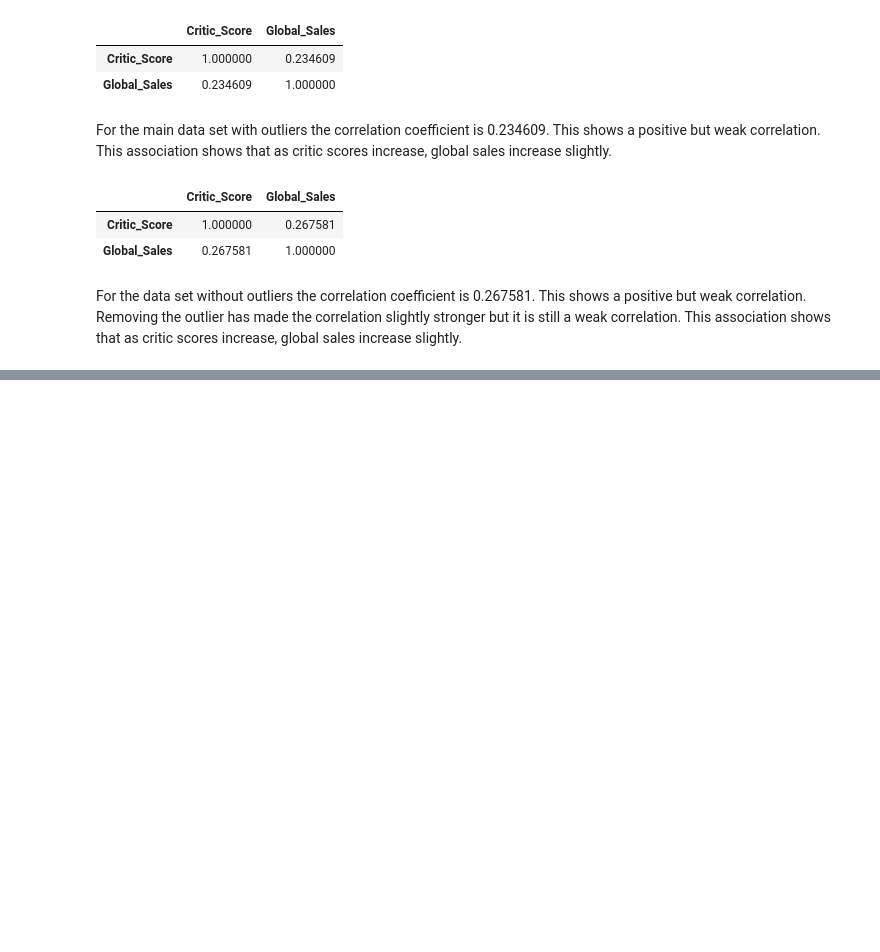
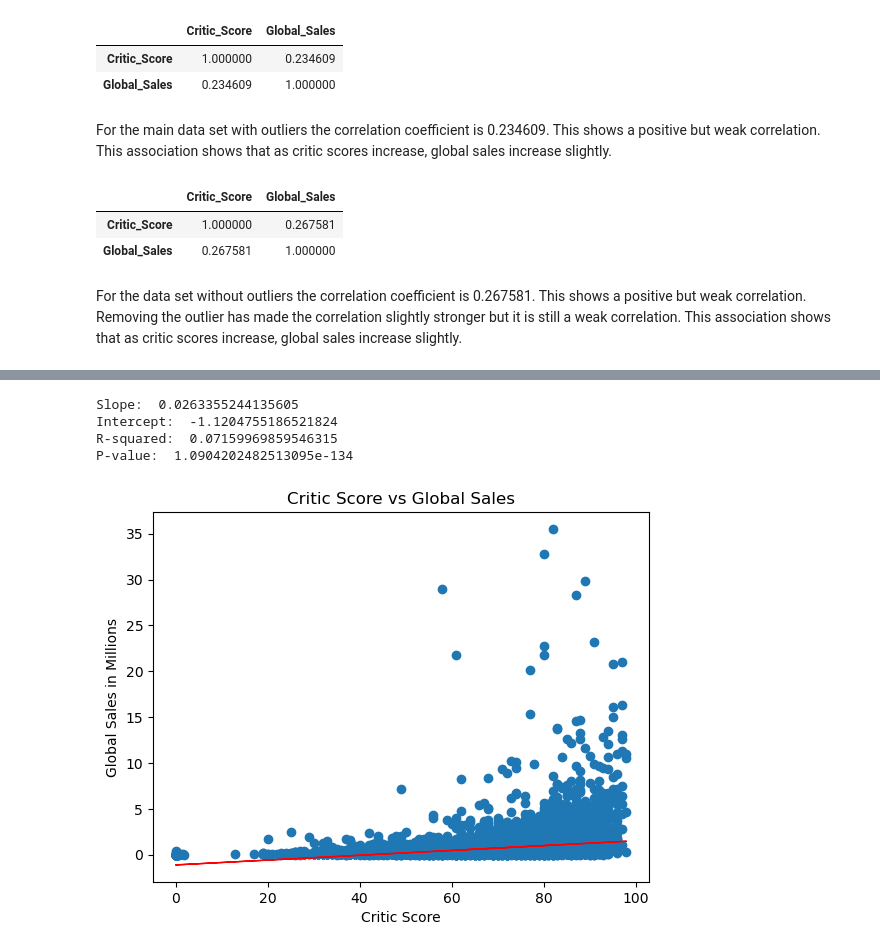
Before and after one commit to Tracie-J/video_game_sale_analysis, a Jupyter notebook: video_game_analysis.ipynb, the cells around one changed output, grey strips where cells are left out. Saved outputs shown, nothing was run; the diff lists cells and outputs as text; code cells hidden in the pictures; blank space fills up the shorter version.

```diff
--- a/video_game_analysis.ipynb
+++ b/video_game_analysis.ipynb
@@ -224,0 +283,29 @@ For the data set without outliers the correlation coefficient is 0.267581. This
+# %%
+# linear regression for data set without outliers
+slope, intercept, r_value, p_value, std_err = linregress(
+    df_no_outlier['Critic_Score'],
+    df_no_outlier['Global_Sales']
+)
+
+print('Slope: ', slope)
+print('Intercept: ', intercept),
+print('R-squared: ', r_value**2),
+print('P-value: ', p_value)
+# %% [output]
+Slope:  0.0263355244135605
+Intercept:  -1.1204755186521824
+R-squared:  0.07159969859546315
+P-value:  1.0904202482513095e-134
+# %%
+# plot the regression
+# call function
+create_reg_viz(
+    "Critic Score vs Global Sales",
+    "Critic Score",
+    "Global Sales in Millions",
+    "Critic_Score",
+    "Global_Sales",
+    df_no_outlier
+)
+# %% [output]
+[figure, added]
```
Also changed, not shown: parts of 6 cells of this notebook.
